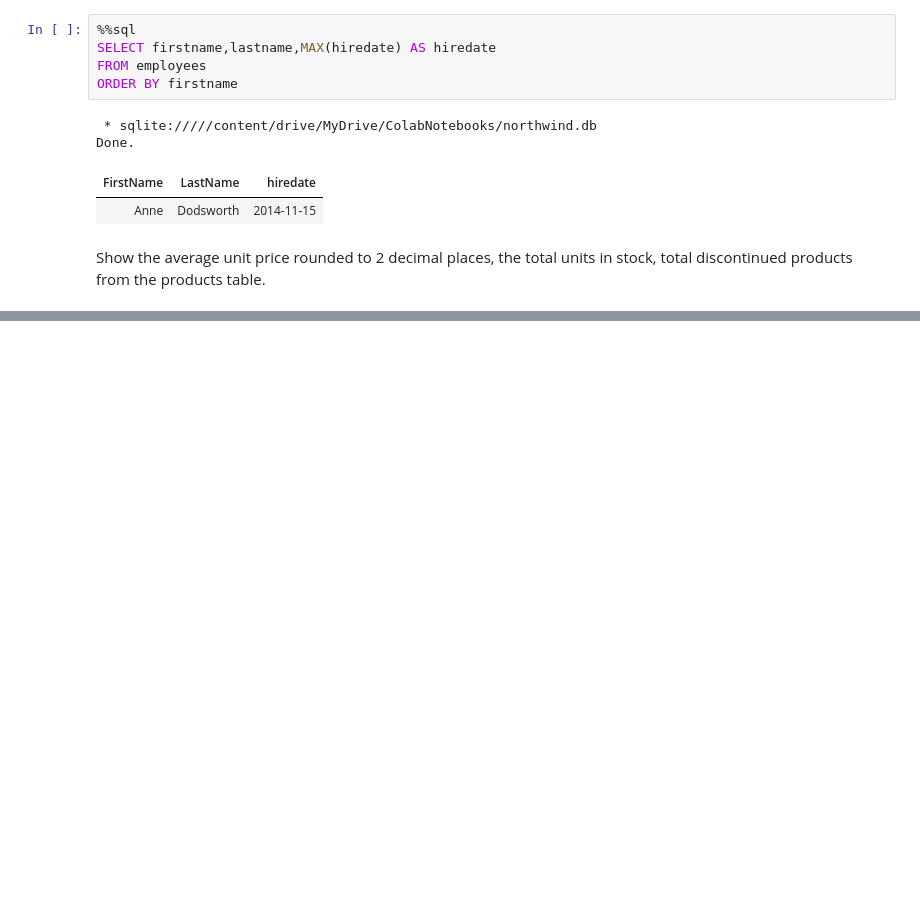
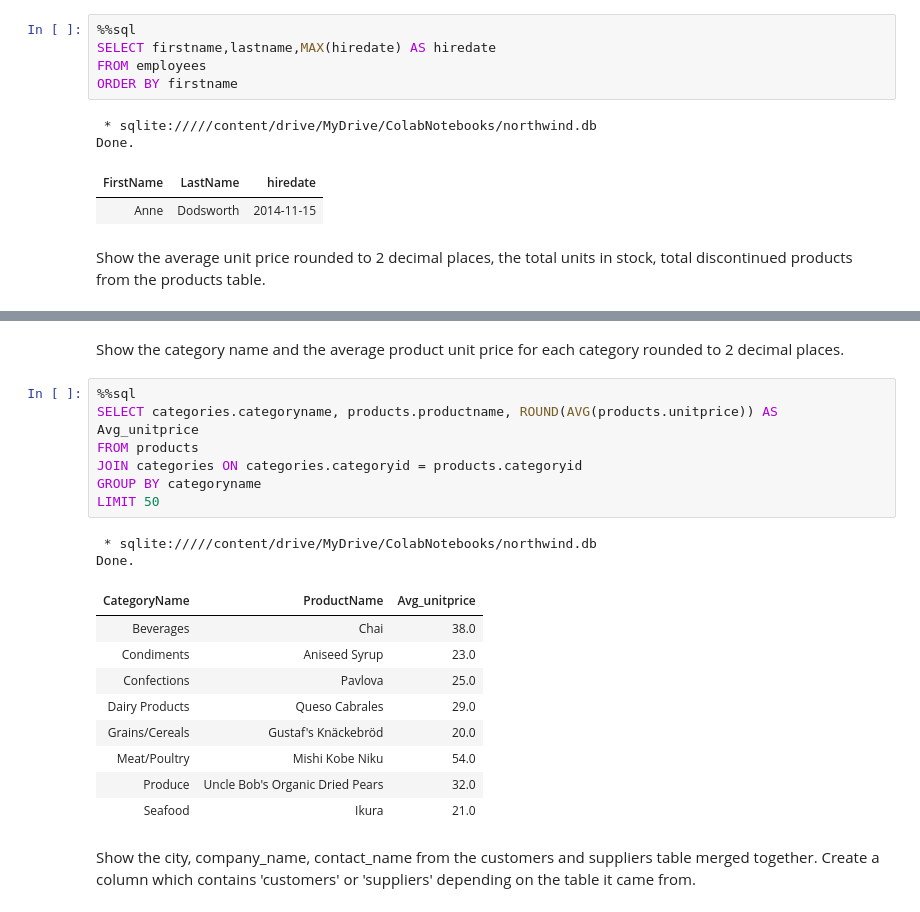
Before and after one commit to MaliniVibin1502/SQL-projects, a Jupyter notebook: NorthwindSQL.ipynb, the cells around one changed output, grey strips where cells are left out. Saved outputs shown, nothing was run; the diff lists cells and outputs as text; blank space fills up the shorter version.

```diff
--- a/NorthwindSQL.ipynb
+++ b/NorthwindSQL.ipynb
@@ -212,0 +252,24 @@ Show the average unit price rounded to 2 decimal places, the total units in stoc
+# %% [markdown]
+Show the category name and the average product unit price for each category rounded to 2 decimal places.
+# %%
+%%sql
+SELECT categories.categoryname, products.productname, ROUND(AVG(products.unitprice)) AS Avg_unitprice
+FROM products
+JOIN categories ON categories.categoryid = products.categoryid
+GROUP BY categoryname
+LIMIT 50
+# %% [output]
+ * sqlite://///content/drive/MyDrive/ColabNotebooks/northwind.db
+Done.
+| CategoryName | ProductName | Avg_unitprice |
+| Beverages | Chai | 38.0 |
+| Condiments | Aniseed Syrup | 23.0 |
+| Confections | Pavlova | 25.0 |
+| Dairy Products | Queso Cabrales | 29.0 |
+| Grains/Cereals | Gustaf's Knäckebröd | 20.0 |
+| Meat/Poultry | Mishi Kobe Niku | 54.0 |
+| Produce | Uncle Bob's Organic Dried Pears | 32.0 |
+| Seafood | Ikura | 21.0 |
+# %% [markdown]
+Show the city, company_name, contact_name from the customers and suppliers table merged together.
+Create a column which contains 'customers' or 'suppliers' depending on the table it came from.
```
Also changed, not shown: parts of 5 cells of this notebook.
